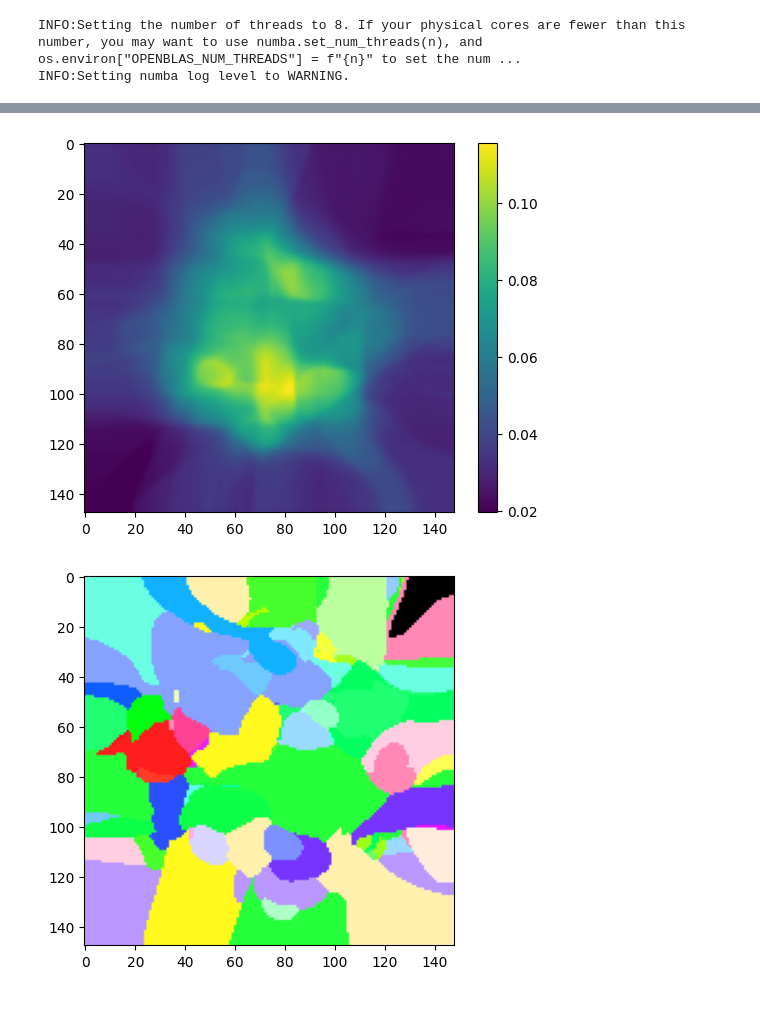
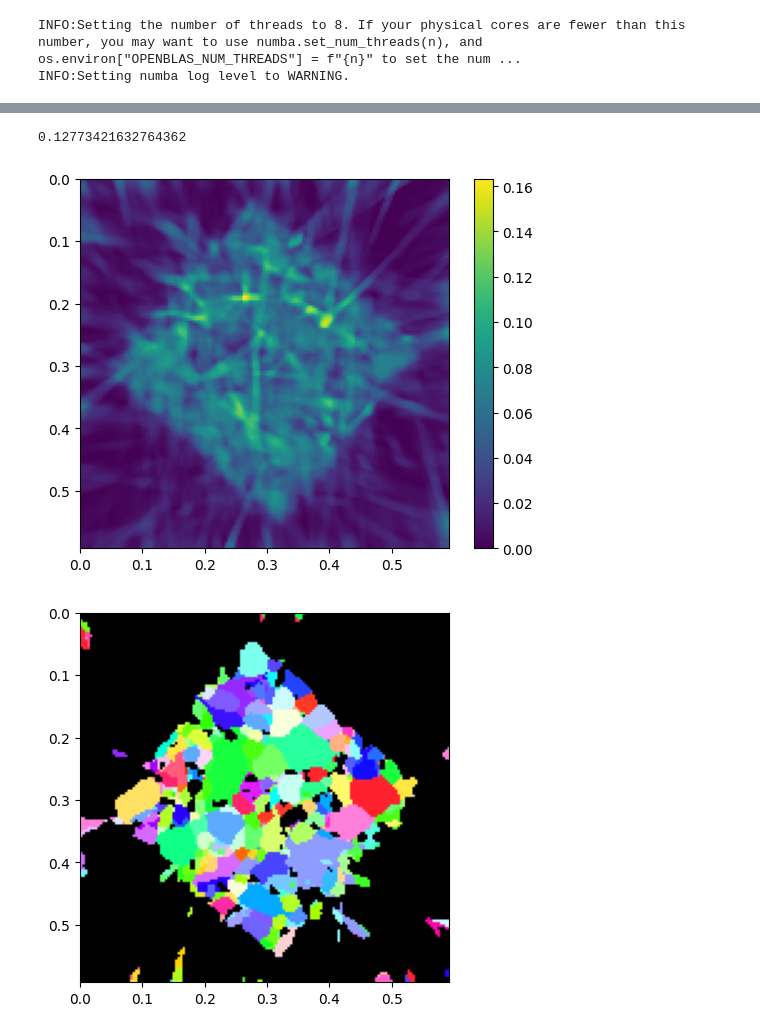
Before and after one commit to msaca-okse/basis_adaptive_textom, a Jupyter notebook: testing/texture_analysis.ipynb, the cells around one changed output, grey strips where cells are left out. Saved outputs shown, nothing was run; the diff lists cells and outputs as text; code cells hidden in the pictures; blank space fills up the shorter version.

```diff
--- a/testing/texture_analysis.ipynb
+++ b/testing/texture_analysis.ipynb
@@ -32,7 +33,8 @@ from orix.vector import Vector3d
 INFO:Setting the number of threads to 8. If your physical cores are fewer than this number, you may want to use numba.set_num_threads(n), and os.environ["OPENBLAS_NUM_THREADS"] = f"{n}" to set the num ...
 INFO:Setting numba log level to WARNING.
 # %%
-config_path = "configs/aluminum_config_small.yaml"
+#config_path = "configs/aluminum_config_small.yaml"
+config_path = "configs/aluminum_config_medium.yaml"
 
 with open(config_path, 'r') as f:
     cfg = yaml.safe_load(f)
@@ -59,7 +61,7 @@ datapath_ = '/dtu/3d-imaging-center/projects/2025_QIM_BlackBeauty/raw_data_exter
 N_workers = 16  # adjust to match available CPUs
 
 # --- Get list of dataset keys (exclude metadata) ---
-filename = datapath_ + 'pilatus_integrated_re_anglemean_x10.h5'
+filename = datapath_ + 'pilatus_integrated_re_anglemean_x3_2.h5'
 with h5py.File(filename, 'r') as f:
     keys = [k for k in f.keys() if k != 'two_theta']
 
@@ -79,4 +81,19 @@ with Pool(processes=N_workers) as pool:
     data_list = pool.map(load_single, keys)
 
 all_data = np.stack(data_list,axis=0)
-all_data_reshaped = all_data.reshape((N_rot, Nx, N_seg))
+# %%
+
+plt.plot(all_data[0].sum(axis=(0,1)))
+x = np.zeros(all_data.shape[3])
+x[:20] = 1e6
+x[29:34] = 1e6
+x[47:] = 1e6
+plt.plot(x)
+plt.show()
+initial_2theta_mask = x<0.5
+all_data_new = all_data[...,initial_2theta_mask]
+two_theta_new = two_theta[initial_2theta_mask]
+N_theta = len(two_theta_new)
+all_data_reshaped = all_data_new.reshape((N_rot*2, Nx, N_chi*N_theta))
+all_data_reshaped = all_data_reshaped.reshape((N_rot, 2, Nx, N_chi*N_theta))
+all_data_reshaped = all_data_reshaped.mean(axis=1)
@@ -302,39 +374,46 @@ for n_iter in [2, 20, 500, 5000]:
+# %%
+mean_dist = mean_min_rotation_distance(op.grid_list[0])
+print(mean_dist)
+# %% [output]
+0.12773421632764362
 # %%
 grid = op.grid_list[0]
+stepsize = 0.004
+imshow_opts = {'extent':(0, coeffs.shape[0]*stepsize, coeffs.shape[1]*stepsize, 0)}
 
-plt.imshow(coeffs.sum(axis=2))
+plt.imshow(coeffs.sum(axis=2), **imshow_opts)
 plt.colorbar()
 plt.show()
 
 IVP_map_direction = [1,0,0]
 ipfkey = plot.IPFColorKeyTSL(symmetry.Oh, direction=Vector3d(IVP_map_direction))
 orientations = Orientation.from_scipy_rotation(grid)
 orientations.symmetry = ipfkey.symmetry
 rgb_z = ipfkey.orientation2color(orientations)[np.argmax(coeffs, axis = -1)]
-mask = coeffs.sum(axis=2)>0.02
+mask = coeffs.sum(axis=2)>0.04
 rgb_z[~mask] *= 0
-plt.imshow(rgb_z[::-1, ::-1])
+plt.imshow(rgb_z[::-1, ::-1], **imshow_opts)
 plt.show()
 
 IVP_map_direction = [0,1,0]
 ipfkey = plot.IPFColorKeyTSL(symmetry.Oh, direction=Vector3d(IVP_map_direction))
 orientations = Orientation.from_scipy_rotation(grid)
 orientations.symmetry = ipfkey.symmetry
 rgb_z = ipfkey.orientation2color(orientations)[np.argmax(coeffs, axis = -1)]
-mask = coeffs.sum(axis=2)>0.02
+mask = coeffs.sum(axis=2)>0.04
 rgb_z[~mask] *= 0
-plt.imshow(rgb_z[::-1, ::-1])
+plt.imshow(rgb_z[::-1, ::-1], **imshow_opts)
 plt.show()
 
 IVP_map_direction = [0,0,1]
 ipfkey = plot.IPFColorKeyTSL(symmetry.Oh, direction=Vector3d(IVP_map_direction))
 orientations = Orientation.from_scipy_rotation(grid)
 orientations.symmetry = ipfkey.symmetry
 rgb_z = ipfkey.orientation2color(orientations)[np.argmax(coeffs, axis = -1)]
-mask = coeffs.sum(axis=2)>0.02
+mask = coeffs.sum(axis=2)>0.04
 rgb_z[~mask] *= 0
-plt.imshow(rgb_z[::-1, ::-1])
+plt.imshow(rgb_z[::-1, ::-1], **imshow_opts)
 plt.show()
 # %% [output]
-[figure, old version]
+[figure, new version]
-[figure, old version]
+[figure, new version]
```
Also changed, not shown: parts of 17 cells of this notebook, 5 other files.
